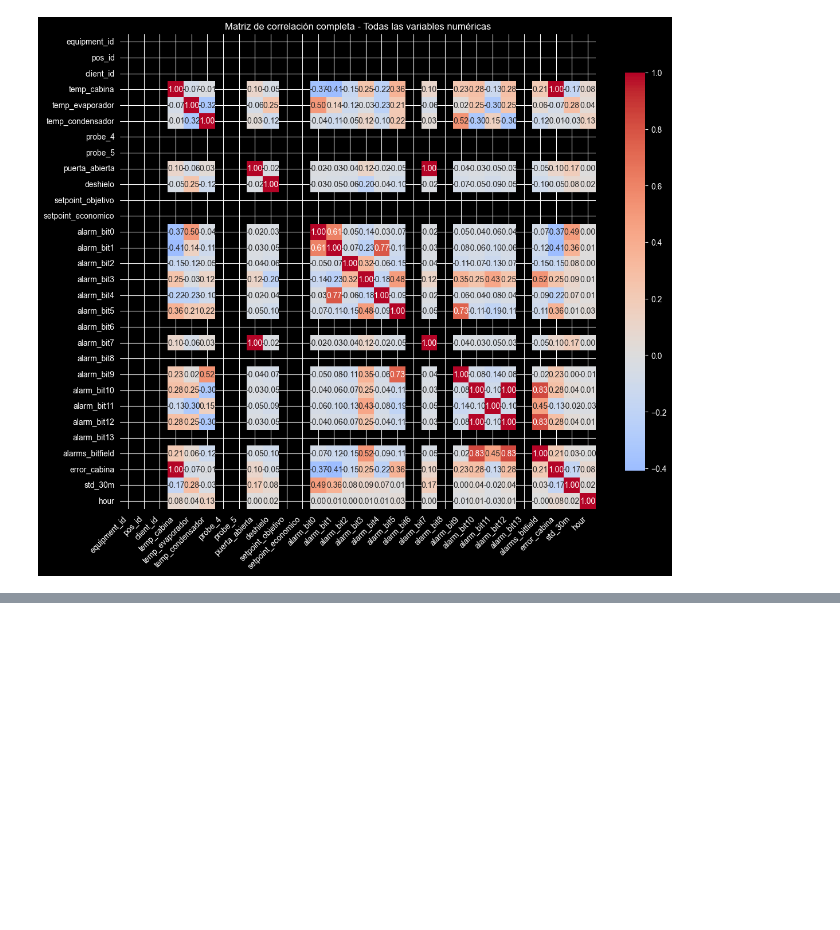
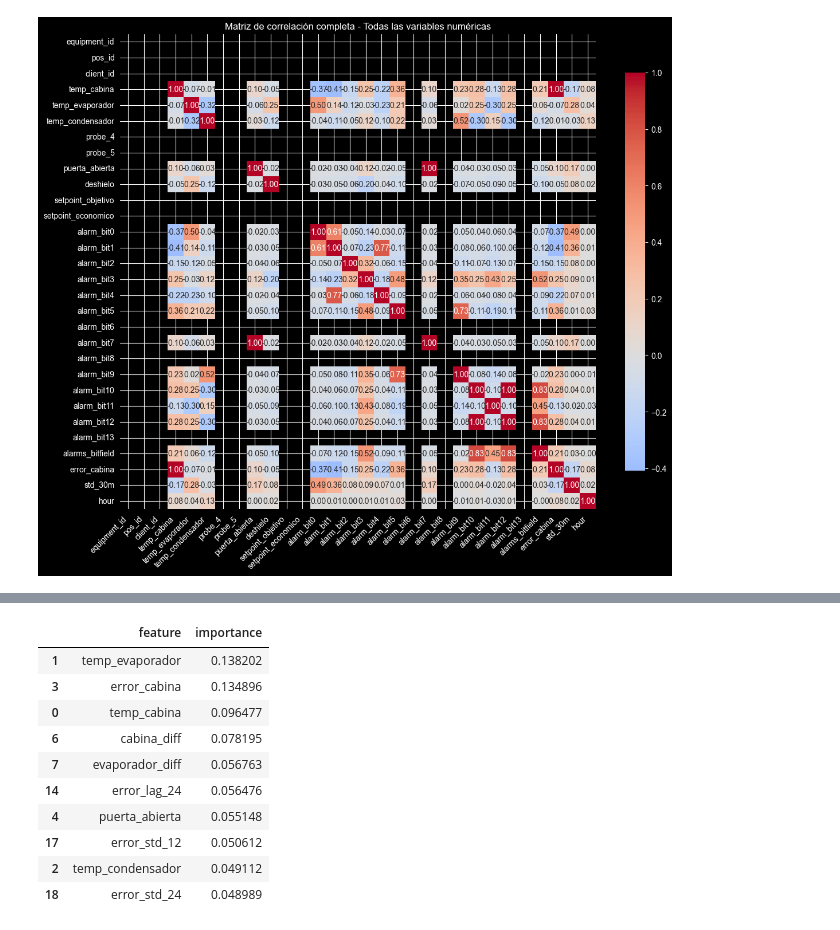
Before and after one commit to Lohanna25/MachineLearning2, a Jupyter notebook: EDA_actuqlizado.ipynb, the cells around one changed output, grey strips where cells are left out. Drawn from its saved outputs; the diff is of its cells as text; code cells hidden in the pictures; blank space fills up the shorter version.

```diff
--- a/EDA_actuqlizado.ipynb
+++ b/EDA_actuqlizado.ipynb
@@ -487,0 +646,7 @@ _
+# %%
+from sklearn.preprocessing import StandardScaler
+
+scaler = StandardScaler()
+
+X_train_scaled = scaler.fit_transform(X_train)
+X_test_scaled  = scaler.transform(X_test)
@@ -487,0 +801,25 @@ _
+# %%
+import pandas as pd
+import matplotlib.pyplot as plt
+
+# Obtener importancias
+importances = xgb_model.feature_importances_
+
+feature_importance = pd.DataFrame({
+    "feature": X_train.columns,
+    "importance": importances
+}).sort_values("importance", ascending=False)
+
+feature_importance.head(10)
+# %% [output]
+|  | feature | importance |
+| 1 | temp_evaporador | 0.138202 |
+| 3 | error_cabina | 0.134896 |
+| 0 | temp_cabina | 0.096477 |
+| 6 | cabina_diff | 0.078195 |
+| 7 | evaporador_diff | 0.056763 |
+| 14 | error_lag_24 | 0.056476 |
+| 4 | puerta_abierta | 0.055148 |
+| 17 | error_std_12 | 0.050612 |
+| 2 | temp_condensador | 0.049112 |
+| 18 | error_std_24 | 0.048989 |
```
Also changed, not shown: parts of 31 cells of this notebook.
